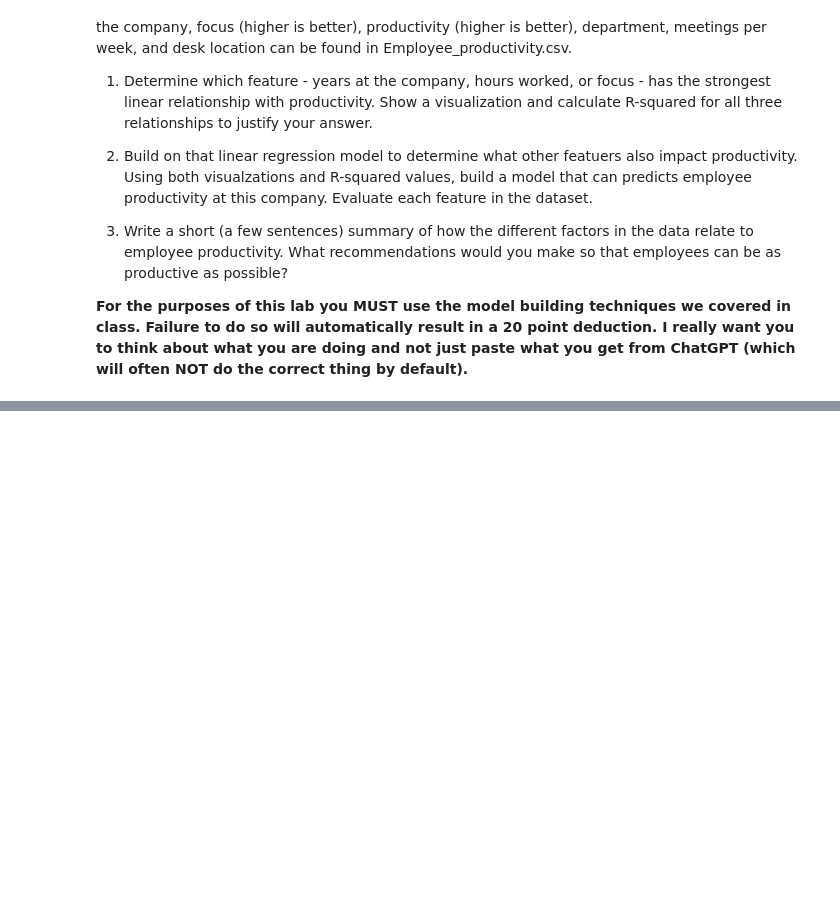
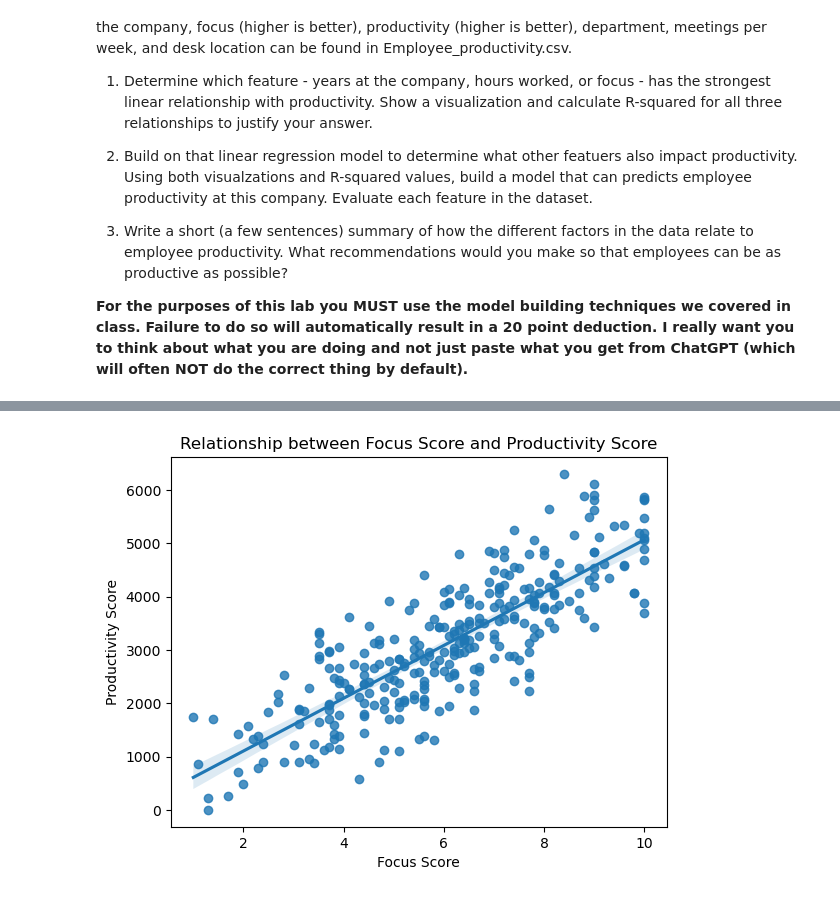
Before and after one commit to Vuyne/Data_Visualization_And_Modeling, a Jupyter notebook: Lab/3.3 Visualizing Relationships Between Quantitative Features Lab-Copy1.ipynb, the cells around one changed output, grey strips where cells are left out. Saved outputs shown, nothing was run; the diff lists cells and outputs as text; code cells hidden in the pictures; blank space fills up the shorter version.

```diff
--- a/Lab/3.3 Visualizing Relationships Between Quantitative Features Lab-Copy1.ipynb
+++ b/Lab/3.3 Visualizing Relationships Between Quantitative Features Lab-Copy1.ipynb
@@ -21,0 +128,8 @@ The consulting agency carefully collected data on a number of factors including
+# %%
+sns.regplot(data = df_productivity, x = 'FocusScore', y = 'ProductivityScore')
+plt.title("Relationship between Focus Score and Productivity Score")
+plt.xlabel("Focus Score")
+plt.ylabel("Productivity Score")
+plt.show()
+# %% [output]
+[figure, added]
```
Also changed, not shown: parts of 18 cells of this notebook, 1 other file.
